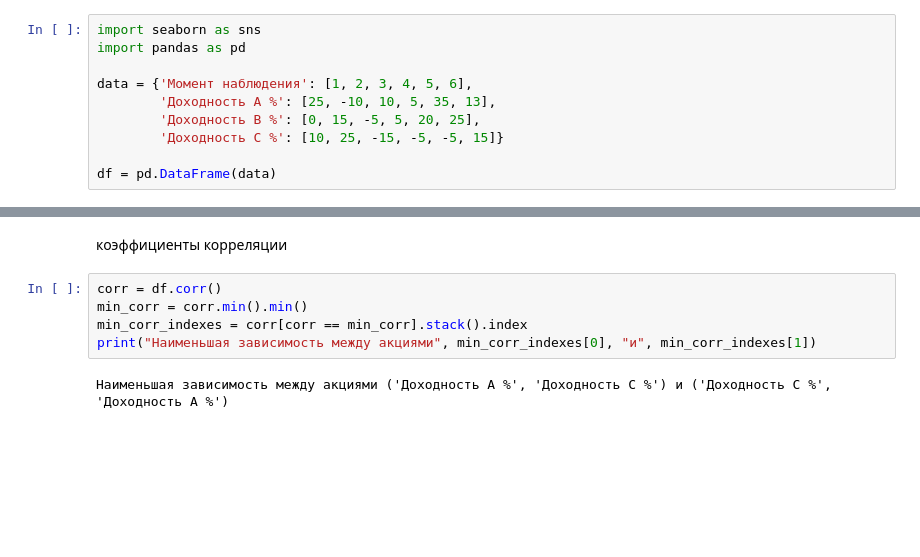
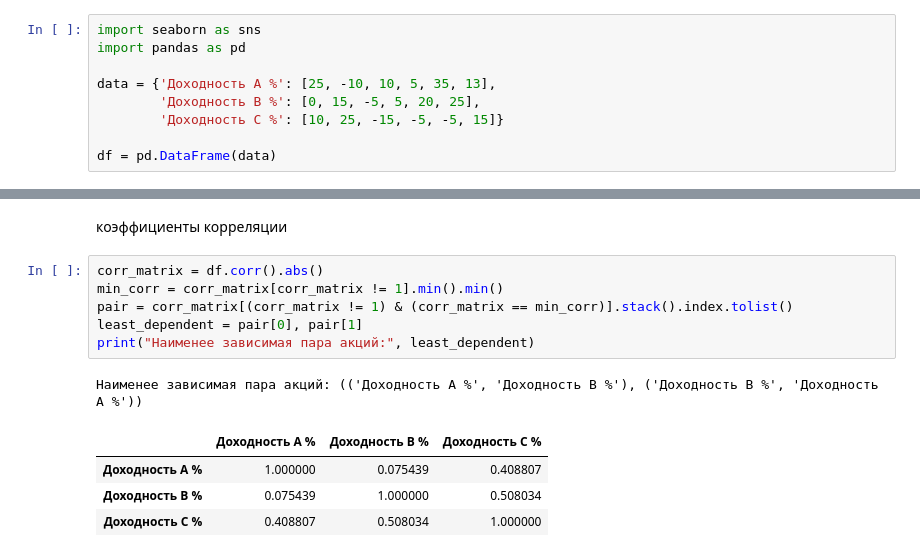
Before and after one commit to DmytroLievoshko/Hw3, a Jupyter notebook: Hw3.ipynb, the cells around one changed output, grey strips where cells are left out. Drawn from its saved outputs; the diff is of its cells as text; blank space fills up the shorter version.

Commit message:
fix corr_matrix

```diff
--- a/Hw3.ipynb
+++ b/Hw3.ipynb
@@ -29,8 +29,7 @@ plt.show()
 import seaborn as sns
 import pandas as pd
 
-data = {'Момент наблюдения': [1, 2, 3, 4, 5, 6],
-        'Доходность A %': [25, -10, 10, 5, 35, 13],
+data = {'Доходность A %': [25, -10, 10, 5, 35, 13],
         'Доходность B %': [0, 15, -5, 5, 20, 25],
         'Доходность C %': [10, 25, -15, -5, -5, 15]}
 
@@ -67,10 +66,15 @@ plt.show()
 [figure]
 # %% [markdown]
 коэффициенты корреляции
-# %%
-corr = df.corr()
-min_corr = corr.min().min()
-min_corr_indexes = corr[corr == min_corr].stack().index
-print("Наименьшая зависимость между акциями", min_corr_indexes[0], "и", min_corr_indexes[1])
-# %% [output]
-Наименьшая зависимость между акциями ('Доходность A %', 'Доходность C %') и ('Доходность C %', 'Доходность A %')
+# %%
+corr_matrix = df.corr().abs()
+min_corr = corr_matrix[corr_matrix != 1].min().min()
+pair = corr_matrix[(corr_matrix != 1) & (corr_matrix == min_corr)].stack().index.tolist()
+least_dependent = pair[0], pair[1]
+print("Наименее зависимая пара акций:", least_dependent)
+# %% [output]
+Наименее зависимая пара акций: (('Доходность A %', 'Доходность B %'), ('Доходность B %', 'Доходность A %'))
+|  | Доходность A % | Доходность B % | Доходность C % |
+| Доходность A % | 1.000000 | 0.075439 | 0.408807 |
+| Доходность B % | 0.075439 | 1.000000 | 0.508034 |
+| Доходность C % | 0.408807 | 0.508034 | 1.000000 |
```
